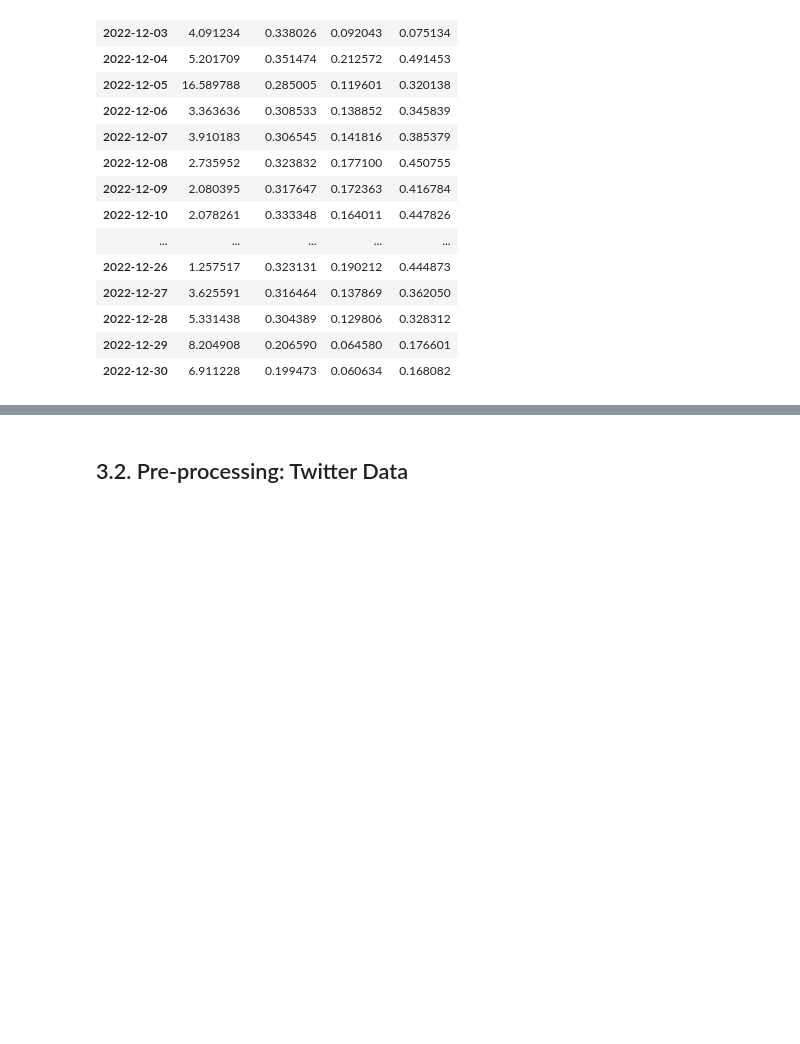
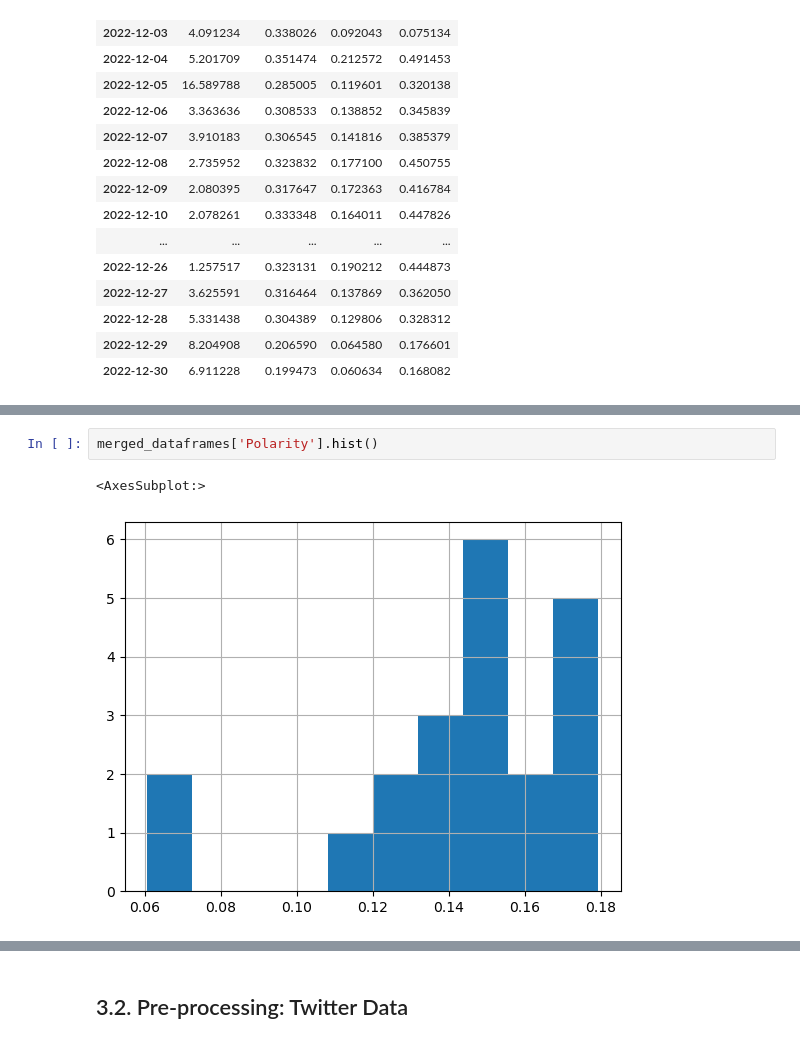
Before and after one commit to parisvu07/Springboard, a Jupyter notebook: Capstone_2_Twitter_Sentiment_Analysis/03_Preprocessing_and_Training_Data.ipynb, the cells around one changed output, grey strips where cells are left out. Cells and saved outputs as stored; diff of their text form; blank space fills up the shorter version.

```diff
--- a/Capstone_2_Twitter_Sentiment_Analysis/03_Preprocessing_and_Training_Data.ipynb
+++ b/Capstone_2_Twitter_Sentiment_Analysis/03_Preprocessing_and_Training_Data.ipynb
@@ -173,5 +173,10 @@ merged_dataframes
 | 2022-12-28 | 126.040001 | 85438400 | 3508 | 5.331438 | 0.304389 | 0.129806 | 0.328312 | 0 | ... |
 | 2022-12-29 | 129.610001 | 75703700 | 37362 | 8.204908 | 0.206590 | 0.064580 | 0.176601 | 0 | ... |
 | 2022-12-30 | 129.929993 | 76960600 | 36973 | 6.911228 | 0.199473 | 0.060634 | 0.168082 | 1 | ... |
+# %%
+merged_dataframes['Polarity'].hist()
+# %% [output]
+<AxesSubplot:>
+[figure, added]
 # %%
 #Assigning "Positive", "Neutral", or "Negative" sentiment to each trading day
```
Also changed, not shown: parts of 8 cells of this notebook, 2 other files.
